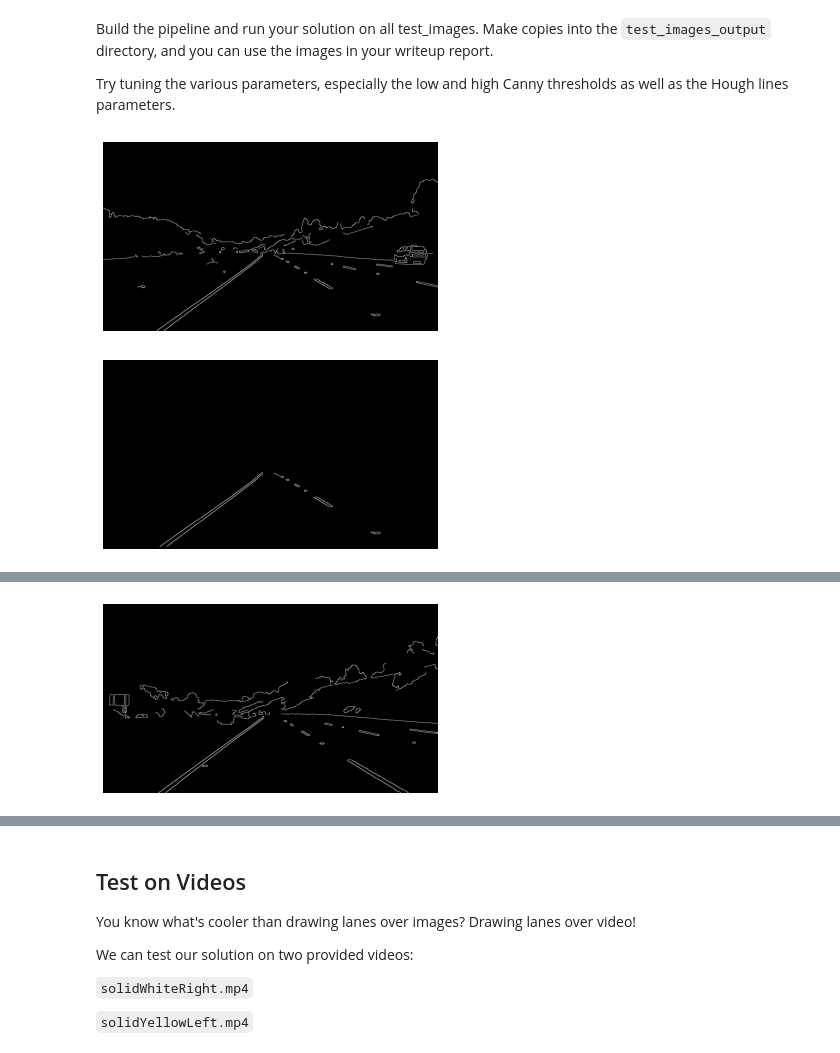
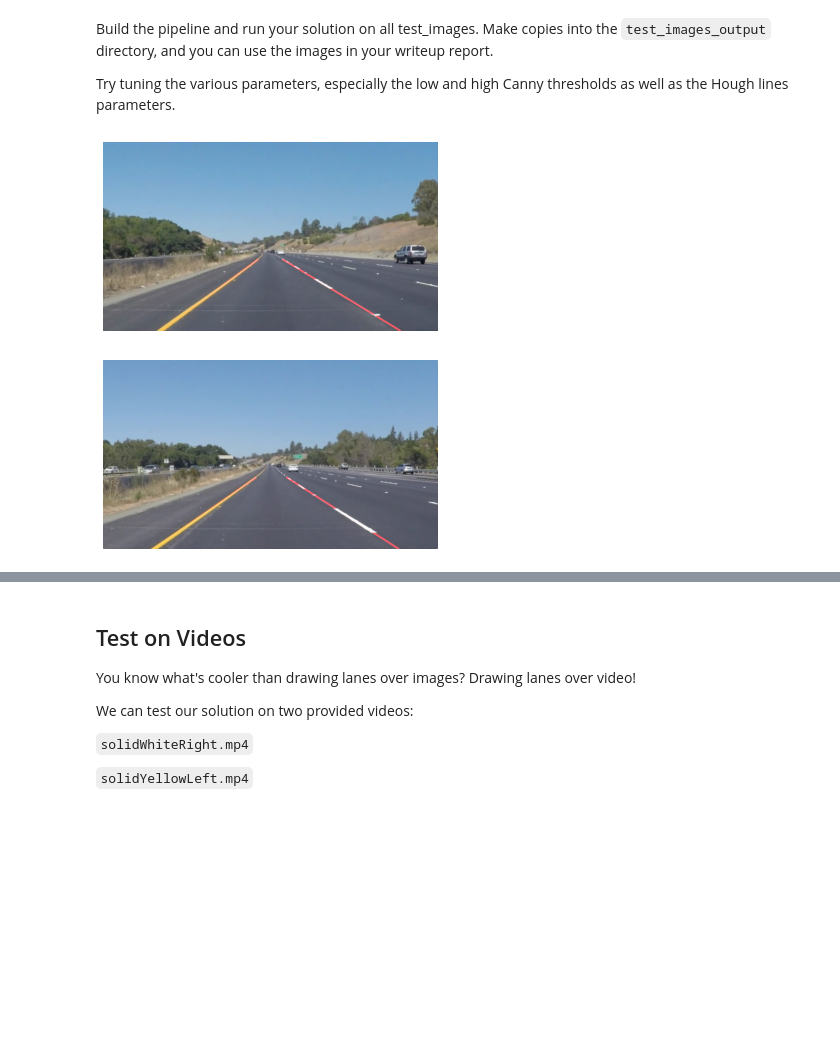
Before and after one commit to tmssmith/CarND-LaneLines-P1, a Jupyter notebook: P1.ipynb, the cells around one changed output, grey strips where cells are left out. Drawn from its saved outputs; the diff is of its cells as text; code cells hidden in the pictures; blank space fills up the shorter version.

```diff
--- a/P1.ipynb
+++ b/P1.ipynb
@@ -202,52 +338,95 @@ outputfolder = "test_images_output"
 
 gaus_kernel = 7
 
-canny_low = 52
-canny_high = 160
+canny_low = 80
+canny_high = 200
 
 images = []
 gray_images = []
 canny_images = []
 masked_images = []
 line_images = []
+left_lane = []
+right_lane = []
 
-vertices = np.array([[100,532],[446,320],[519,320],[900,532]],np.int32)
+vertices = np.array([[120,539],[420,338],[555,338],[950,539]],np.int32)
 
 rho = 1
 theta = np.pi/180
-threshold = 12
-min_line_len = 35
-max_line_gap = 22
+threshold = 50
+min_line_len = 30
+max_line_gap = 70
+
 
 for file in os.listdir(inputfolder):
+#   ADD IF STATEMENT FOR 'IF IMAGE FILE'
+
     img_bgr = cv2.imread(os.path.join(inputfolder,file))
     img_rgb = cv2.cvtColor(img_bgr, cv2.COLOR_BGR2RGB)
     img_gray = grayscale(img_rgb)
     img_gaus = gaussian_blur(img_gray, gaus_kernel)
     img_canny = canny(img_gaus, canny_low, canny_high)
     img_roi = region_of_interest(img_canny,[vertices])
-    img_hough = hough_lines(img_roi, rho, theta, threshold, min_line_len, max_line_gap)
-    img_overlay = weighted_img(img_hough, img_rgb, α=0.3, β=1., γ=0.)
+
+    (left_lines, right_lines) = hough_lines(img_roi, rho, theta, threshold, min_line_len, max_line_gap)
+
+    img_hough_lines = np.zeros((img_rgb.shape[0], img_rgb.shape[1], 3), dtype=np.uint8)
+    draw_lines(img_hough_lines, left_lines)
+    draw_lines(img_hough_lines, right_lines)
+
+    img_hough_scatter = draw_points(img_rgb, left_lines, right_lines)
+
+    img_hough_best_fit = np.zeros((img_rgb.shape[0], img_rgb.shape[1], 3), dtype=np.uint8)
+    best_fit_line(img_hough_best_fit, left_lines)
+    best_fit_line(img_hough_best_fit, right_lines)
+
+
+#     img_overlay = weighted_img(img_hough_best_fit, img_hough_scatter, α=1., β=1., γ=0.)
+#     img_overlay = weighted_img(img_rgb, img_overlay, α=1., β=0.7, γ=0.)
+    img_overlay = weighted_img(img_hough_best_fit, img_rgb, α=1., β=1., γ=0.)
+
+#     (left_lines, right_lines) = hough_lines(img_roi, rho, theta, threshold, min_line_len, max_line_gap)
+#     img_hough = draw_lanes(img_rgb, left_lines, right_lines)
+#     img_overlay = weighted_img(img_hough, img_rgb, α=0.3, β=1., γ=0.)
 
     images.append(img_rgb)
     gray_images.append(img_gray)
     canny_images.append(img_canny)
     masked_images.append(img_roi)
-    line_images.append(img_hough)
+    line_images.append(img_hough_lines)
 
+#     plt.show()  # finally, render the plot
+#     plt.figure()
+#     plt.axis("off")
+#     plt.imshow(img_canny, cmap="gray")
 
+#     plt.figure()
+#     plt.axis("off")
+#     plt.imshow(img_roi, cmap="gray")
 
-    plt.figure()
-    plt.axis("off")
-    plt.imshow(img_canny, cmap="gray")
-
-    plt.figure()
-    plt.axis("off")
-    plt.imshow(img_roi, cmap="gray")
+#     plt.figure()
+#     plt.axis("off")
+#     plt.imshow(img_hough_scatter)
 
     plt.figure()
     plt.axis("off")
     plt.imshow(img_overlay)
+
+#     fig = plt.figure(figsize=(540, 960/3))
+
+#     # ax enables access to manipulate each of subplots
+#     ax = []
+
+#     for i in range(columns*rows):
+#         img = multiplot[i]
+#         # create subplot and append to ax
+#         ax.append( fig.add_subplot(rows, columns, i+1) )
+#         plt.axis("off")
+#     #     ax[-1].set_title("ax:"+str(i))  # set title
+#         if len(img.shape) == 3:
+#             plt.imshow(img)
+#         if len(img.shape) == 2:
+#             plt.imshow(img, cmap="gray")
 # %% [output]
-[figure, old version]
+[figure, new version]
-[figure, old version]
+[figure, new version]
@@ -258 +436,0 @@ for file in os.listdir(inputfolder):
-[figure, removed]
```
Also changed, not shown: parts of 7 cells of this notebook, 24 other files.
